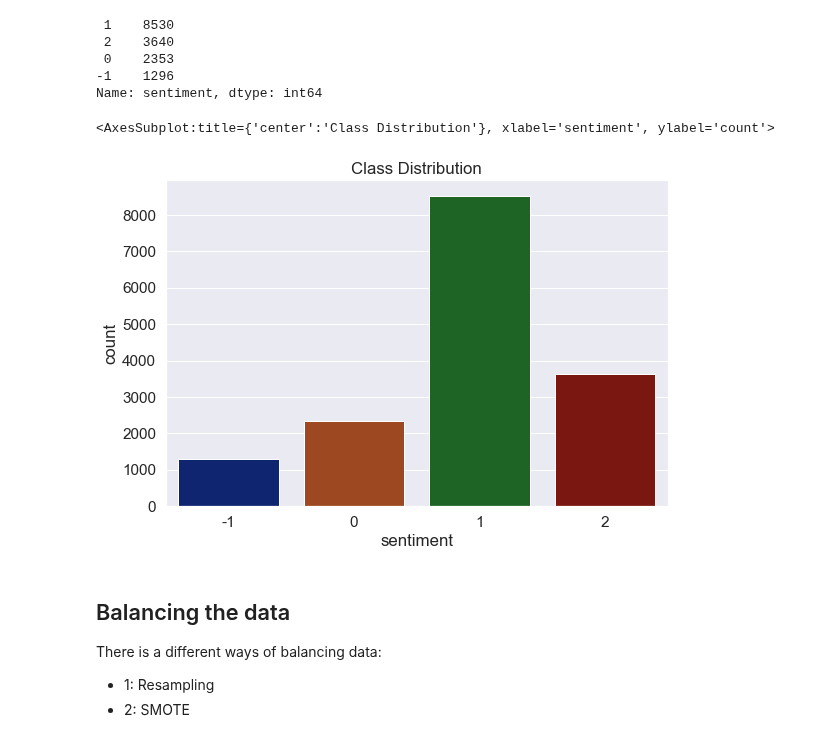
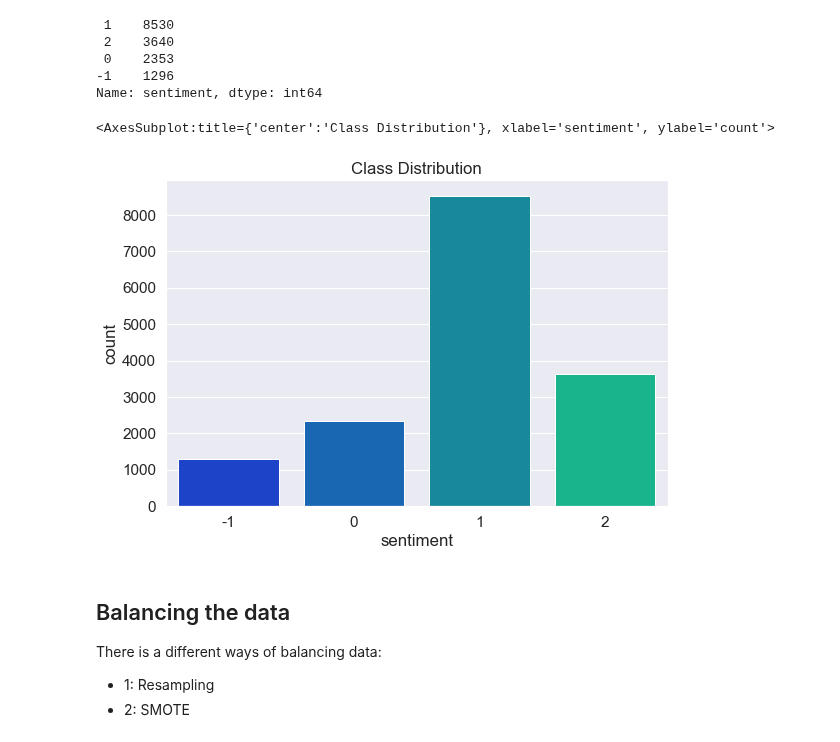
Before and after one commit to Mahlomola-Moses/classification-predict-streamlit-template, a Jupyter notebook: Team_JS_2_Predict.ipynb, the cells around one changed output. Drawn from its saved outputs; the diff is of its cells as text; code cells hidden in the pictures.

```diff
--- a/Team_JS_2_Predict.ipynb
+++ b/Team_JS_2_Predict.ipynb
@@ -264,11 +261,11 @@ Name: sentiment, dtype: int64
 # %%
 #View class distribution to confirm balance/imbalance
 fig, ax = plt.subplots(figsize=(9,6))
 plt.title('Class Distribution')
-sns.countplot(data = train, x = train['sentiment'],  palette= 'dark')
+sns.countplot(data = train, x = train['sentiment'],  palette= 'winter')
 # %% [output]
 <AxesSubplot:title={'center':'Class Distribution'}, xlabel='sentiment', ylabel='count'>
-[figure, old version]
+[figure, new version]
 # %% [markdown]
 ## Balancing the data
 
```
Also changed, not shown: parts of 22 cells of this notebook.
